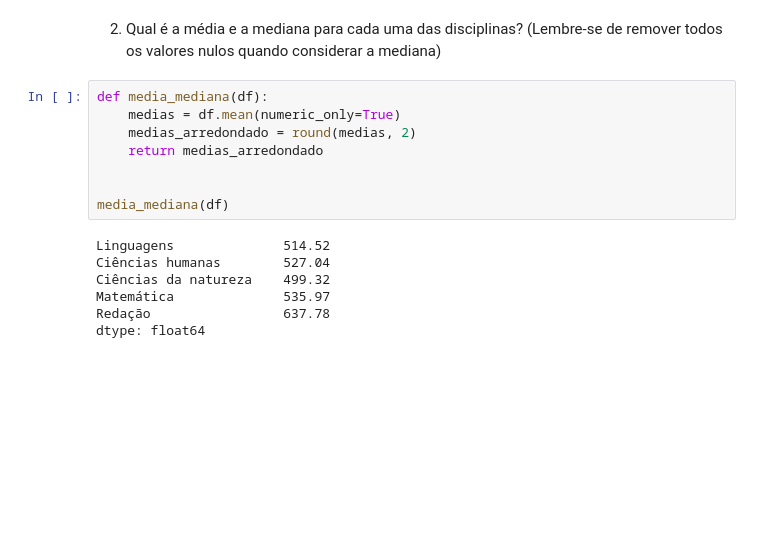
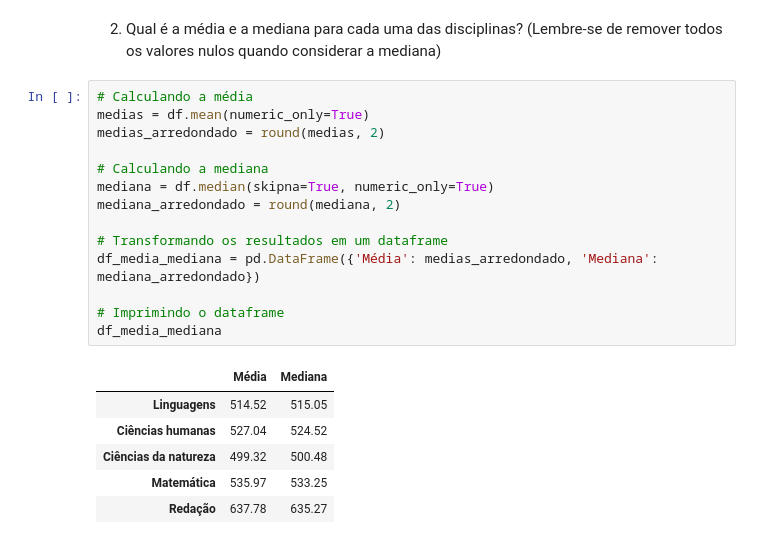
Before and after one commit to adhalya/estatistica-frequencias-medidas, a Jupyter notebook: Desafio_Estatística_Frequências_e_medidas.ipynb, the cells around one changed output. Drawn from its saved outputs; the diff is of its cells as text; blank space fills up the shorter version.

```diff
--- a/Desafio_Estatística_Frequências_e_medidas.ipynb
+++ b/Desafio_Estatística_Frequências_e_medidas.ipynb
@@ -61,18 +61,24 @@ A maior amplitude é da disciplina Redação com o valor de: 729.16
 # %% [markdown]
 2. Qual é a média e a mediana para cada uma das disciplinas? (Lembre-se
 de remover todos os valores nulos quando considerar a mediana)
-# %%
-def media_mediana(df):
-    medias = df.mean(numeric_only=True)
-    medias_arredondado = round(medias, 2)
-    return medias_arredondado
-
-
-media_mediana(df)
-# %% [output]
-Linguagens              514.52
-Ciências humanas        527.04
-Ciências da natureza    499.32
-Matemática              535.97
-Redação                 637.78
-dtype: float64
+# %%
+# Calculando a média
+medias = df.mean(numeric_only=True)
+medias_arredondado = round(medias, 2)
+
+# Calculando a mediana
+mediana = df.median(skipna=True, numeric_only=True)
+mediana_arredondado = round(mediana, 2)
+
+# Transformando os resultados em um dataframe
+df_media_mediana = pd.DataFrame({'Média': medias_arredondado, 'Mediana': mediana_arredondado})
+
+# Imprimindo o dataframe
+df_media_mediana
+# %% [output]
+|  | Média | Mediana |
+| Linguagens | 514.52 | 515.05 |
+| Ciências humanas | 527.04 | 524.52 |
+| Ciências da natureza | 499.32 | 500.48 |
+| Matemática | 535.97 | 533.25 |
+| Redação | 637.78 | 635.27 |
```
Also changed, not shown: parts of 1 cell of this notebook.
